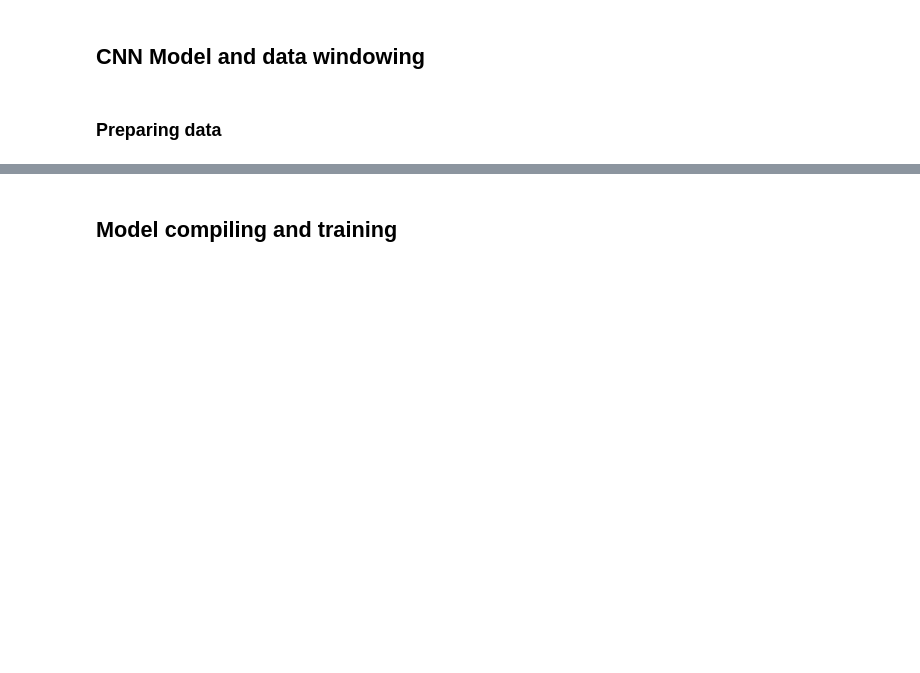
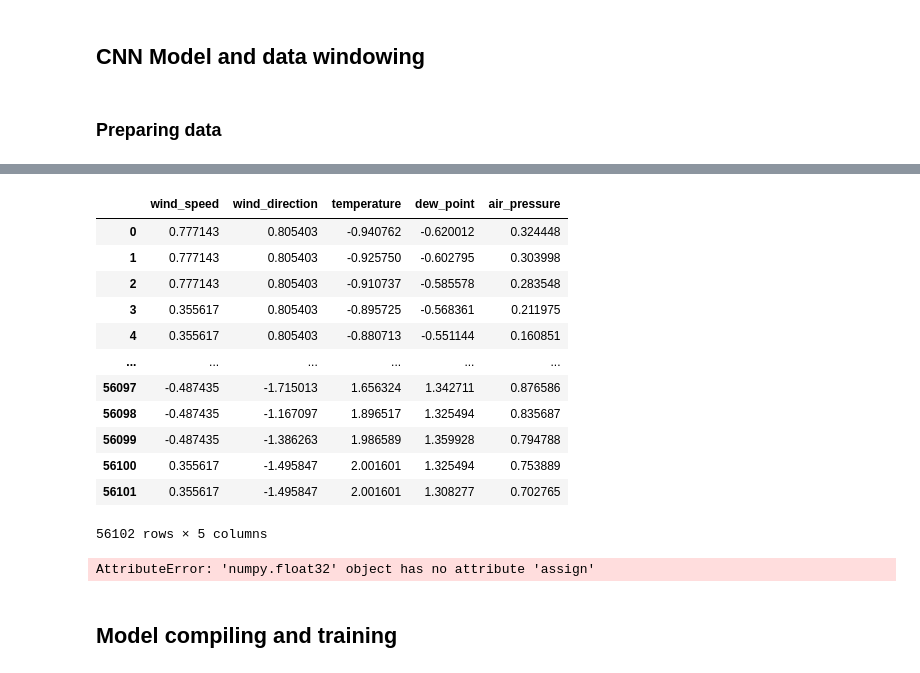
Before and after one commit to FraBomba6/DL_Weather_Assignment, a Jupyter notebook: Assignment.ipynb, the cells around one changed output, grey strips where cells are left out. Drawn from its saved outputs; the diff is of its cells as text; code cells hidden in the pictures; blank space fills up the shorter version.

```diff
--- a/Assignment.ipynb
+++ b/Assignment.ipynb
@@ -265,3 +274,25 @@ train_ds, validation_ds, test_ds = windowManager.generate_data()
+# %%
+train_df
+# %% [output]
+|  | wind_speed | wind_direction | temperature | dew_point | air_pressure |
+| 0 | 0.777143 | 0.805403 | -0.940762 | -0.620012 | 0.324448 |
+| 1 | 0.777143 | 0.805403 | -0.925750 | -0.602795 | 0.303998 |
+| 2 | 0.777143 | 0.805403 | -0.910737 | -0.585578 | 0.283548 |
+| 3 | 0.355617 | 0.805403 | -0.895725 | -0.568361 | 0.211975 |
+| 4 | 0.355617 | 0.805403 | -0.880713 | -0.551144 | 0.160851 |
+| ... | ... | ... | ... | ... | ... |
+| 56097 | -0.487435 | -1.715013 | 1.656324 | 1.342711 | 0.876586 |
+| 56098 | -0.487435 | -1.167097 | 1.896517 | 1.325494 | 0.835687 |
+| 56099 | -0.487435 | -1.386263 | 1.986589 | 1.359928 | 0.794788 |
+| 56100 | 0.355617 | -1.495847 | 2.001601 | 1.325494 | 0.753889 |
+| 56101 | 0.355617 | -1.495847 | 2.001601 | 1.308277 | 0.702765 |
+56102 rows × 5 columns
+# %%
+for batch in train_ds.as_numpy_iterator():
+  for sample in batch[0]:
+    sample[-1][2] = 1000000
+# %% [output]
+AttributeError: 'numpy.float32' object has no attribute 'assign'
 # %% [markdown]
 ## Model compiling and training
 # %%
```
Also changed, not shown: parts of 8 cells of this notebook, 2 other files.
